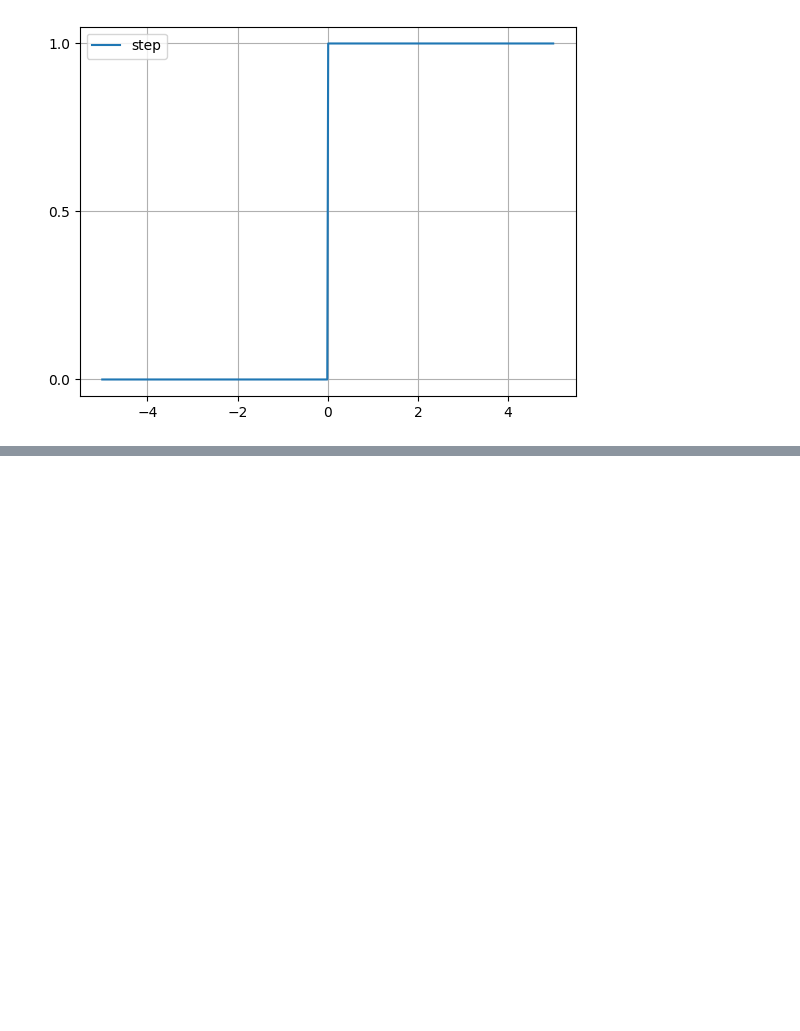
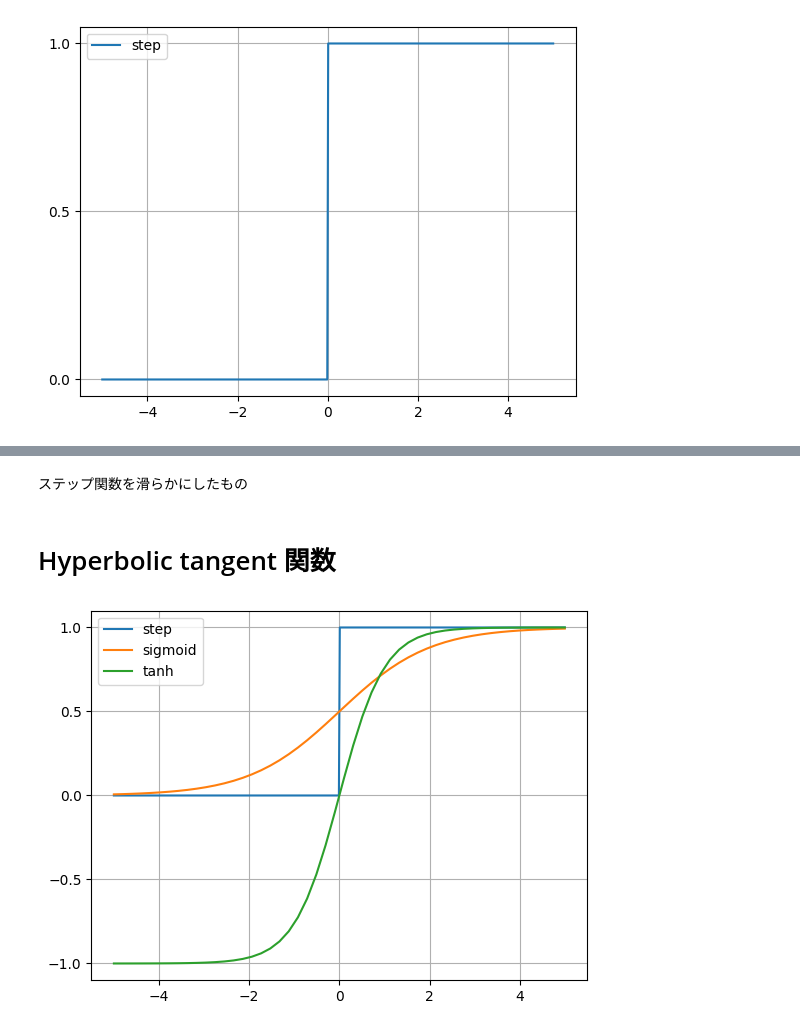
Before and after one commit to naorex/Python3rdGrade_Deep_Learning_Beginner, a Jupyter notebook: Chapter02_活性化関数.ipynb, the cells around one changed output, grey strips where cells are left out. Drawn from its saved outputs; the diff is of its cells as text; code cells hidden in the pictures; blank space fills up the shorter version.

```diff
--- a/Chapter02_活性化関数.ipynb
+++ b/Chapter02_活性化関数.ipynb
@@ -20,0 +39,19 @@ plt.show()
+# %% [markdown]
+ステップ関数を滑らかにしたもの
+# %% [markdown]
+# Hyperbolic tangent 関数
+# %%
+def tanh_func(x):
+    return np.tanh(x)
+x3 = np.linspace(-5,5)
+y3 = tanh_func(x3)
+
+plt.plot(x1,y1)
+plt.plot(x2,y2)
+plt.plot(x3,y3)
+plt.legend(["step","sigmoid","tanh"],loc="best")
+plt.yticks(np.arange(-1,1.2,step=0.5))
+plt.grid()
+plt.show()
+# %% [output]
+[figure, added]
```
Also changed, not shown: parts of 7 cells of this notebook.
